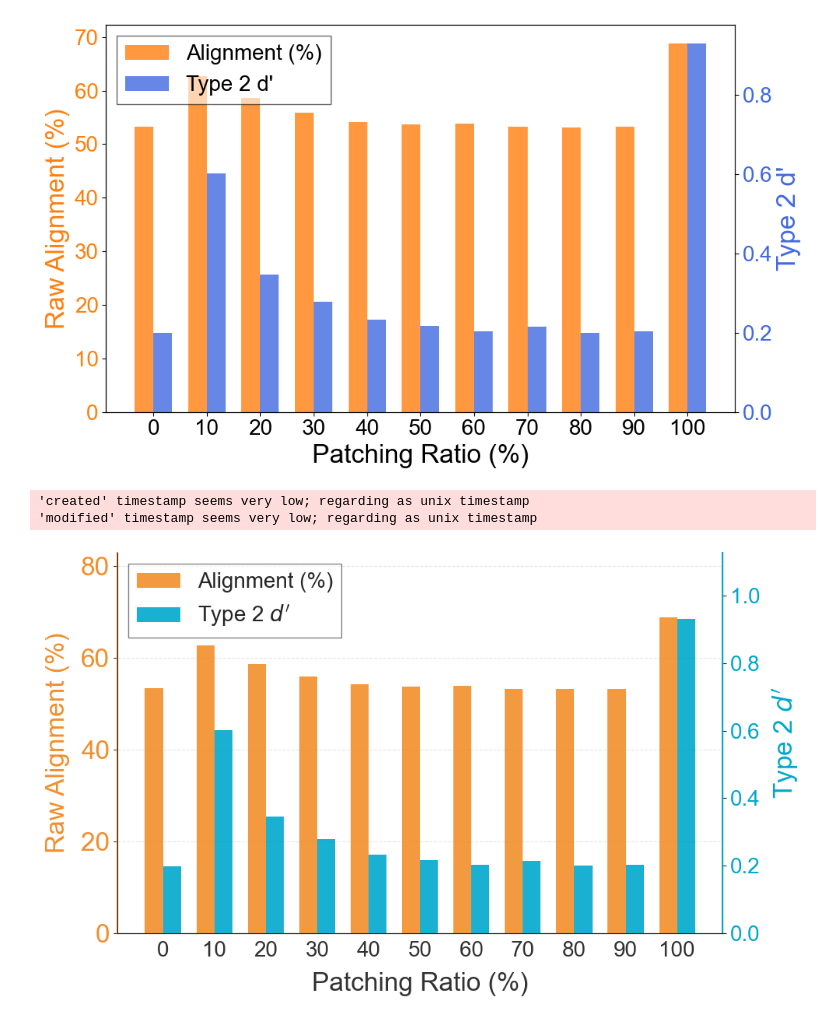
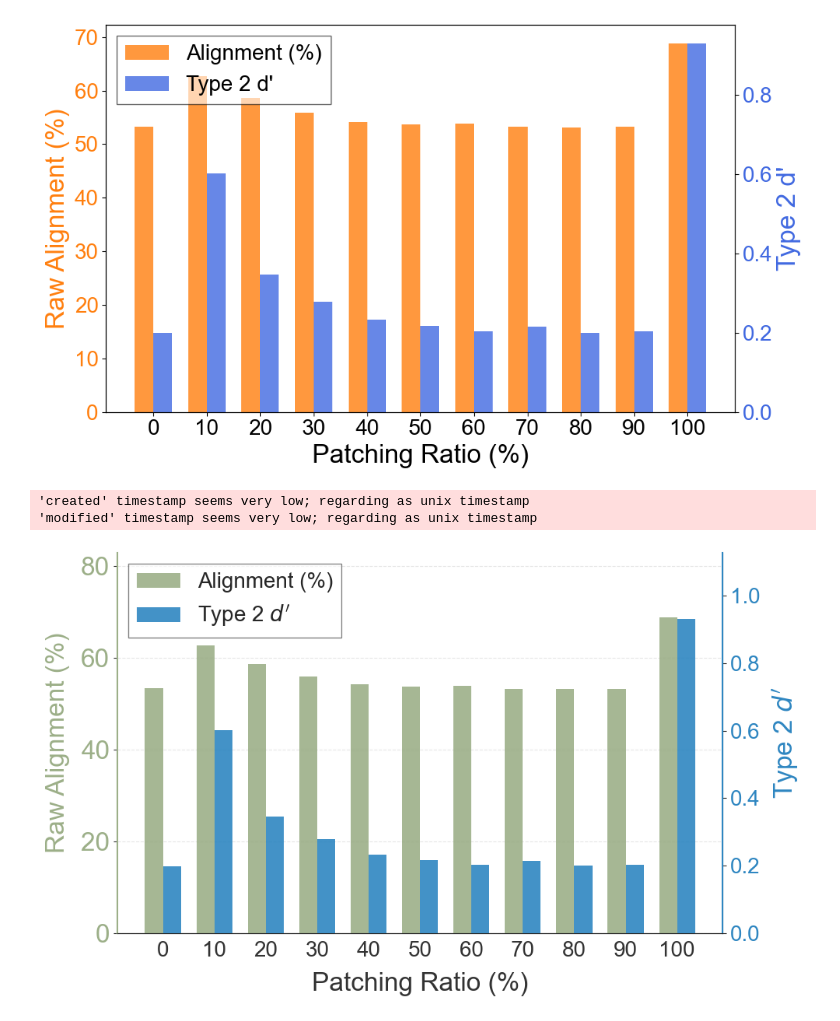
Before and after one commit to cosmoquester/ESMA, a Jupyter notebook: notebooks/plot_patching.ipynb, the cells around one changed output. Drawn from its saved outputs; the diff is of its cells as text; code cells hidden in the pictures.

```diff
--- a/notebooks/plot_patching.ipynb
+++ b/notebooks/plot_patching.ipynb
@@ -306,9 +307,9 @@ width = 0.35
 
 # 3. Define Elegant Colors (Hex codes)
 # A deep slate blue for Alignment
-c_align = '#F28E2B'
+c_align = '#9CAF88'
 # A muted terracotta/coral for d'
-c_dprime = '#00a8cc'
+c_dprime = '#2E86C1'
 
 # --- Axis 1: Alignment (Bars) ---
 bars1 = ax1.bar(x - width/2, alignment_btm, width,
@@ -344,31 +345,32 @@ ax1.spines['top'].set_visible(False)
 ax2.spines['top'].set_visible(False)
 
 # Make the visible spines match the data colors
 ax1.spines['left'].set_color(c_align)
 ax1.spines['left'].set_linewidth(1.5)
 ax2.spines['right'].set_color(c_dprime)
 ax2.spines['right'].set_linewidth(1.5)
+ax2.spines['left'].set_visible(False)
 
 # --- Legend ---
 h1, l1 = ax1.get_legend_handles_labels()
 h2, l2 = ax2.get_legend_handles_labels()
 
 # Create a clean floating legend
 # legend = ax2.legend(h1+h2, l1+l2, loc='lower right', fontsize=20, frameon=False)
 legend = ax2.legend(h1+h2, l1+l2, loc='upper left', fontsize=20,
                     fancybox=False, frameon=True, shadow=False,
                     facecolor='white', edgecolor='black', framealpha=1.0)
 legend.set_zorder(10)
 legend.get_frame().set_facecolor('white')
 legend.get_frame().set_alpha(0.6)
 legend.get_frame().set_edgecolor('#333333')
 legend.get_frame().set_linewidth(1.0)
 
 
 plt.tight_layout()
 plt.savefig("figures/weight-change-effect-btm.pdf", dpi=300, bbox_inches='tight', transparent=True)
 plt.show()
 # %% [output]
 'created' timestamp seems very low; regarding as unix timestamp
 'modified' timestamp seems very low; regarding as unix timestamp
-[figure, old version]
+[figure, new version]
```
Also changed, not shown: parts of 1 cell of this notebook, 2 other files.
